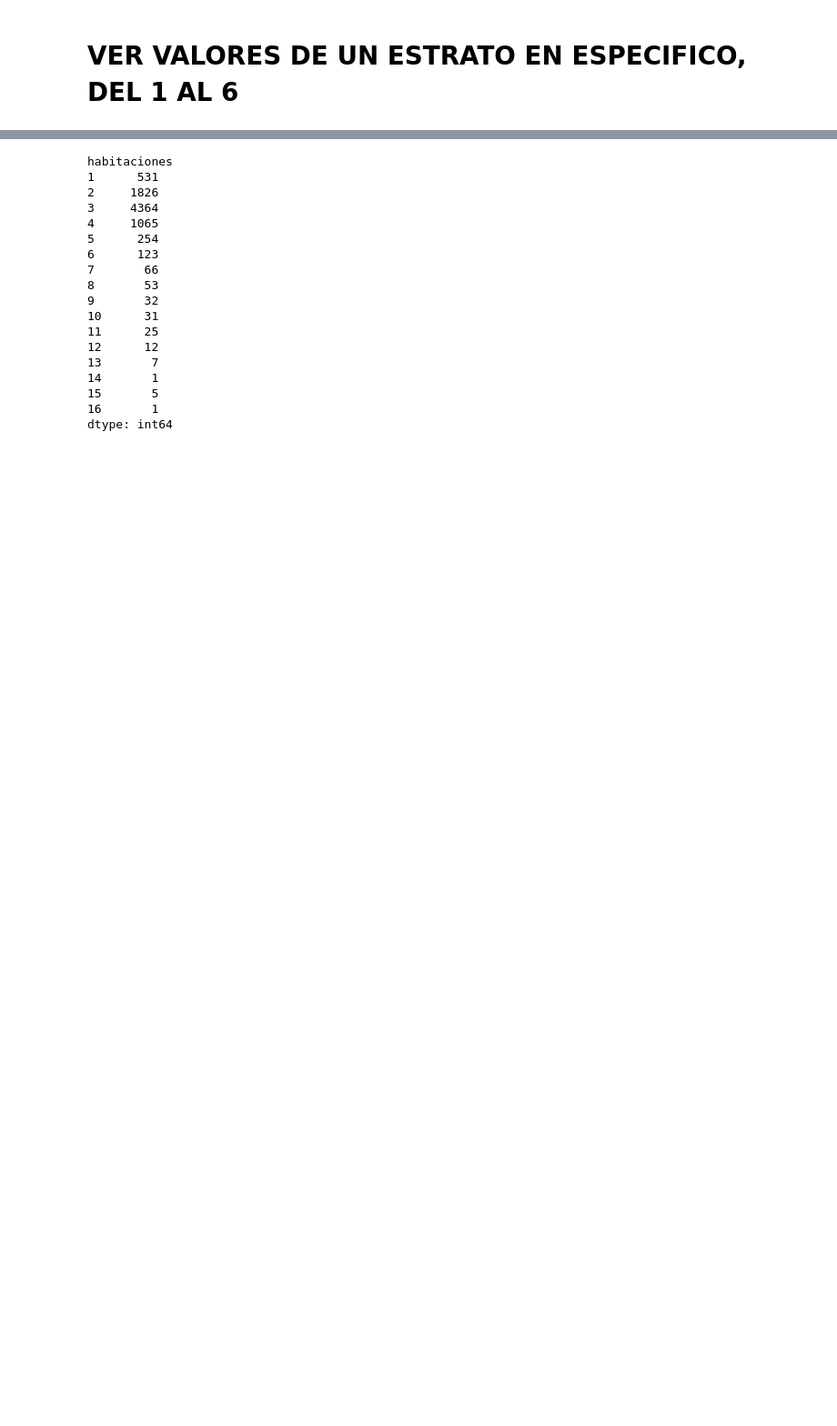
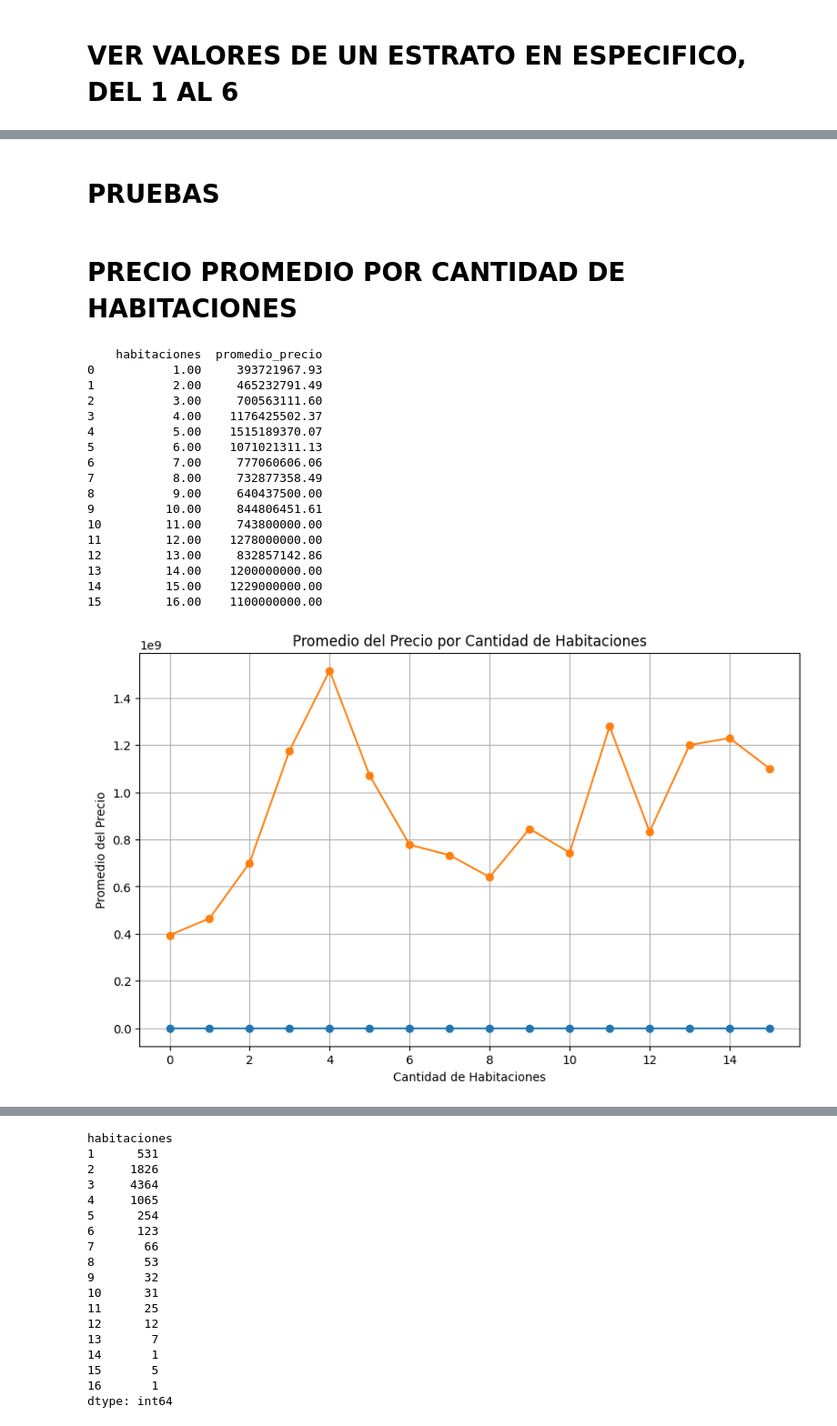
Before and after one commit to joseluishernandezclaros/PROYECTOFINALANALISISDEDATOS, a Jupyter notebook: PROYECTOFINAL.ipynb, the cells around one changed output, grey strips where cells are left out. Shown at 91% size. Drawn from its saved outputs; the diff is of its cells as text; code cells hidden in the pictures; blank space fills up the shorter version.

```diff
--- a/PROYECTOFINAL.ipynb
+++ b/PROYECTOFINAL.ipynb
@@ -327,0 +599,74 @@ plt.show()
+# %% [markdown]
+# PRUEBAS
+# %% [markdown]
+# PRECIO PROMEDIO POR CANTIDAD DE HABITACIONES
+# %%
+import pandas as pd
+
+df = pd.read_csv('housing_fincaraiz_graf.csv', sep=";")
+a = df['precio']
+b = df['habitaciones']
+
+# Supongamos que df2 es tu DataFrame y tiene las columnas 'precio' y 'habitaciones'
+# a = df2['precio']
+# b = df2['habitaciones']
+
+# Crear un nuevo DataFrame con las columnas 'precio' y 'habitaciones'
+df = pd.DataFrame({'precio': a, 'habitaciones': b})
+
+# Convertir las columnas a tipos numéricos si no lo están ya
+df['precio'] = pd.to_numeric(df['precio'], errors='coerce')
+df['habitaciones'] = pd.to_numeric(df['habitaciones'], errors='coerce')
+
+# Eliminar filas con valores nulos
+df = df.dropna()
+
+# Agrupar por el valor de 'habitaciones'
+grouped = df.groupby('habitaciones')
+
+# Inicializar listas para almacenar los resultados
+habitaciones_values = []
+promedio_precios = []
+
+# Iterar sobre los grupos y calcular el promedio del precio para cada grupo de habitaciones
+for habitaciones, group in grouped:
+    habitaciones_values.append(habitaciones)
+    promedio_precio = group['precio'].sum() / len(group)
+    promedio_precios.append(promedio_precio)
+
+# Crear un nuevo DataFrame con los resultados
+resultados = pd.DataFrame(
+    {'habitaciones': habitaciones_values, 'promedio_precio': promedio_precios})
+
+# Ordenar los resultados por la cantidad de habitaciones de manera ascendente
+resultados = resultados.sort_values(by='habitaciones')
+
+# Mostrar el DataFrame con los resultados
+print(resultados)
+
+plt.figure(figsize=(10, 6))
+plt.plot(resultados.index, resultados.values, marker='o', linestyle='-')
+plt.xlabel('Cantidad de Habitaciones')
+plt.ylabel('Promedio del Precio')
+plt.title('Promedio del Precio por Cantidad de Habitaciones')
+plt.grid(True)
+plt.show()
+# %% [output]
+    habitaciones  promedio_precio
+0           1.00     393721967.93
+1           2.00     465232791.49
+2           3.00     700563111.60
+3           4.00    1176425502.37
+4           5.00    1515189370.07
+5           6.00    1071021311.13
+6           7.00     777060606.06
+7           8.00     732877358.49
+8           9.00     640437500.00
+9          10.00     844806451.61
+10         11.00     743800000.00
+11         12.00    1278000000.00
+12         13.00     832857142.86
+13         14.00    1200000000.00
+14         15.00    1229000000.00
+15         16.00    1100000000.00
+[figure, added]
```
Also changed, not shown: parts of 33 cells of this notebook, 13 other files.
